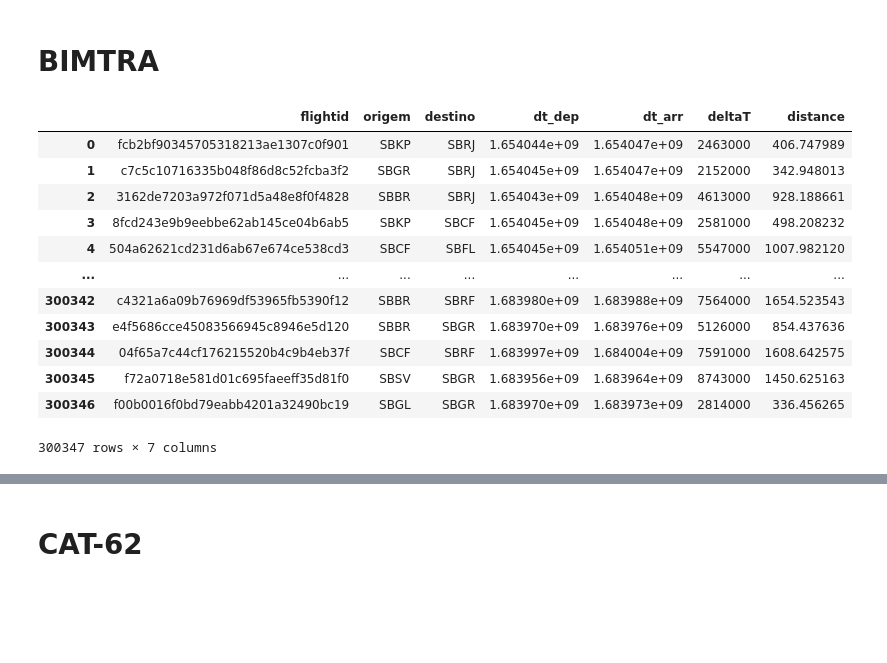
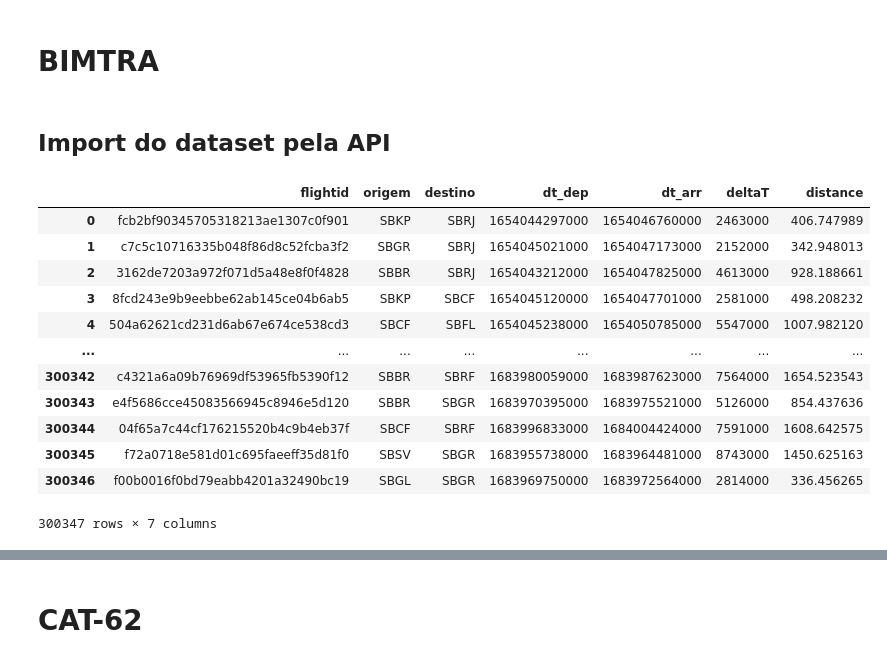
Before and after one commit to LucasRamosP/ITA_LATAM_Challenge, a Jupyter notebook: notebook.ipynb, the cells around one changed output, grey strips where cells are left out. Drawn from its saved outputs; the diff is of its cells as text; code cells hidden in the pictures; blank space fills up the shorter version.

```diff
--- a/notebook.ipynb
+++ b/notebook.ipynb
@@ -32,33 +38,40 @@ plt.show()
 # %% [markdown]
 # BIMTRA
+# %% [markdown]
+## Import do dataset pela API
 # %%
 # Pega o df do BIMTRA da API
 df_bimtra_raw = request_api(endpoint='bimtra', inicial_date = '2022-06-01', final_date ='2023-05-13')
 # %%
 
 df_bimtra = df_bimtra_raw.copy()
-# Transforma os datetimes
+
+# Cálculo da duração do voo
 df_bimtra['deltaT'] = df_bimtra['dt_arr']-df_bimtra['dt_dep']
 
-df_bimtra[['dt_dep','dt_arr']] = df_bimtra[['dt_dep','dt_arr']]/1000
+# Cálculo da distancia entre as coordenadas do aeroporto
+df_bimtra['distance'] = df_bimtra.apply(calcular_distancia, axis=1)
+
+## Transforma os datetimes
+
+#df_bimtra[['dt_dep','dt_arr']] = df_bimtra[['dt_dep','dt_arr']]/1000
 
 #df_bimtra['dt_dep'] = pd.to_datetime(df_bimtra['dt_dep'], unit ='s')
 
 #df_bimtra['dt_arr'] = pd.to_datetime(df_bimtra['dt_arr'], unit ='s')
 
-df_bimtra['distance'] = df_bimtra.apply(calcular_distancia, axis=1)
 df_bimtra
 # %% [output]
 |  | flightid | origem | destino | dt_dep | dt_arr | deltaT | distance |
-| 0 | fcb2bf90345705318213ae1307c0f901 | SBKP | SBRJ | 1.654044e+09 | 1.654047e+09 | 2463000 | 406.747989 |
-| 1 | c7c5c10716335b048f86d8c52fcba3f2 | SBGR | SBRJ | 1.654045e+09 | 1.654047e+09 | 2152000 | 342.948013 |
-| 2 | 3162de7203a972f071d5a48e8f0f4828 | SBBR | SBRJ | 1.654043e+09 | 1.654048e+09 | 4613000 | 928.188661 |
-| 3 | 8fcd243e9b9eebbe62ab145ce04b6ab5 | SBKP | SBCF | 1.654045e+09 | 1.654048e+09 | 2581000 | 498.208232 |
-| 4 | 504a62621cd231d6ab67e674ce538cd3 | SBCF | SBFL | 1.654045e+09 | 1.654051e+09 | 5547000 | 1007.982120 |
+| 0 | fcb2bf90345705318213ae1307c0f901 | SBKP | SBRJ | 1654044297000 | 1654046760000 | 2463000 | 406.747989 |
+| 1 | c7c5c10716335b048f86d8c52fcba3f2 | SBGR | SBRJ | 1654045021000 | 1654047173000 | 2152000 | 342.948013 |
+| 2 | 3162de7203a972f071d5a48e8f0f4828 | SBBR | SBRJ | 1654043212000 | 1654047825000 | 4613000 | 928.188661 |
+| 3 | 8fcd243e9b9eebbe62ab145ce04b6ab5 | SBKP | SBCF | 1654045120000 | 1654047701000 | 2581000 | 498.208232 |
+| 4 | 504a62621cd231d6ab67e674ce538cd3 | SBCF | SBFL | 1654045238000 | 1654050785000 | 5547000 | 1007.982120 |
 | ... | ... | ... | ... | ... | ... | ... | ... |
-| 300342 | c4321a6a09b76969df53965fb5390f12 | SBBR | SBRF | 1.683980e+09 | 1.683988e+09 | 7564000 | 1654.523543 |
-| 300343 | e4f5686cce45083566945c8946e5d120 | SBBR | SBGR | 1.683970e+09 | 1.683976e+09 | 5126000 | 854.437636 |
-| 300344 | 04f65a7c44cf176215520b4c9b4eb37f | SBCF | SBRF | 1.683997e+09 | 1.684004e+09 | 7591000 | 1608.642575 |
-| 300345 | f72a0718e581d01c695faeeff35d81f0 | SBSV | SBGR | 1.683956e+09 | 1.683964e+09 | 8743000 | 1450.625163 |
-| 300346 | f00b0016f0bd79eabb4201a32490bc19 | SBGL | SBGR | 1.683970e+09 | 1.683973e+09 | 2814000 | 336.456265 |
+| 300342 | c4321a6a09b76969df53965fb5390f12 | SBBR | SBRF | 1683980059000 | 1683987623000 | 7564000 | 1654.523543 |
+| 300343 | e4f5686cce45083566945c8946e5d120 | SBBR | SBGR | 1683970395000 | 1683975521000 | 5126000 | 854.437636 |
+| 300344 | 04f65a7c44cf176215520b4c9b4eb37f | SBCF | SBRF | 1683996833000 | 1684004424000 | 7591000 | 1608.642575 |
+| 300345 | f72a0718e581d01c695faeeff35d81f0 | SBSV | SBGR | 1683955738000 | 1683964481000 | 8743000 | 1450.625163 |
+| 300346 | f00b0016f0bd79eabb4201a32490bc19 | SBGL | SBGR | 1683969750000 | 1683972564000 | 2814000 | 336.456265 |
 300347 rows × 7 columns
```
Also changed, not shown: parts of 12 cells of this notebook, 2 other files.
